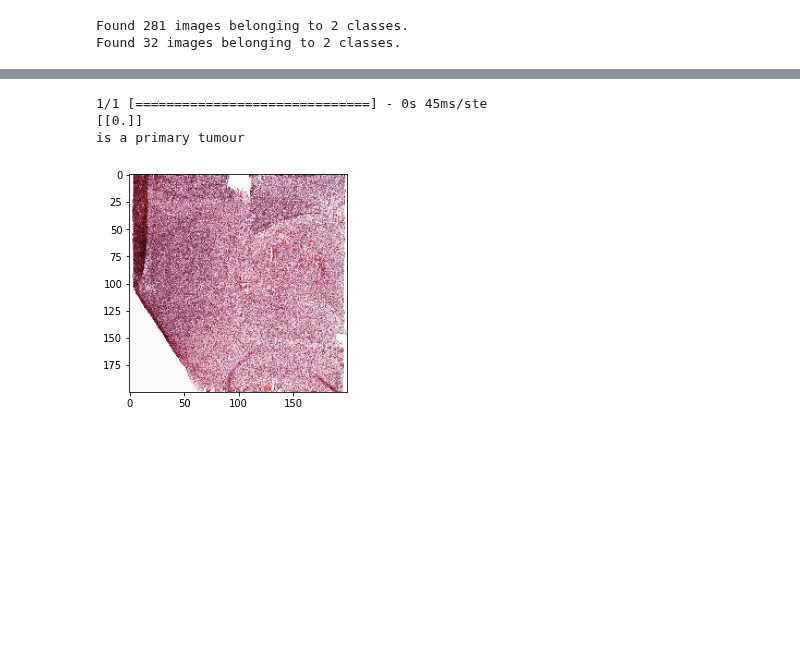
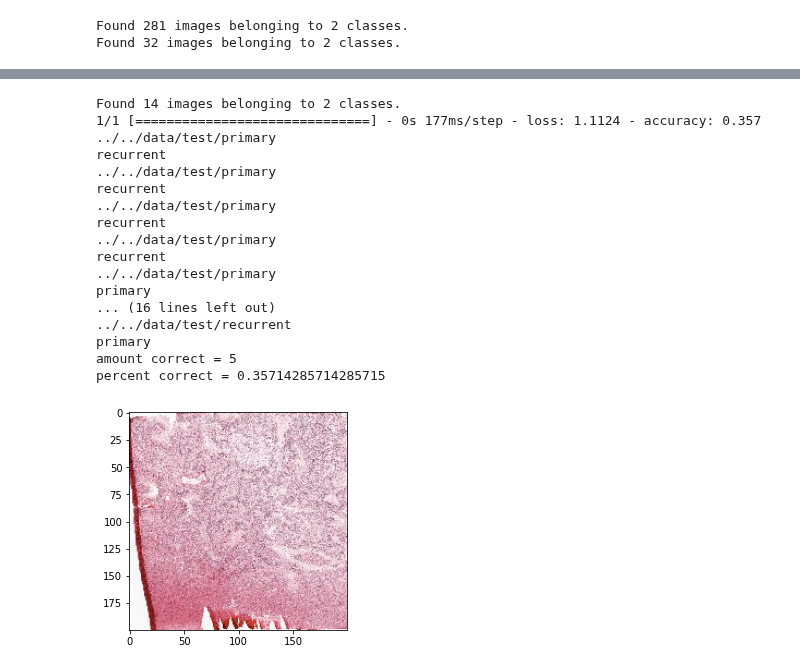
Before and after one commit to udiram/Glioblastoma_analysis, a Jupyter notebook: primary_recurrent_classifier/jup_nb/full_Connect_aug.ipynb, the cells around one changed output, grey strips where cells are left out. Cells and saved outputs as stored; diff of their text form; code cells hidden in the pictures; blank space fills up the shorter version.

```diff
--- a/primary_recurrent_classifier/jup_nb/full_Connect_aug.ipynb
+++ b/primary_recurrent_classifier/jup_nb/full_Connect_aug.ipynb
@@ -282,21 +282,58 @@ dict_keys(['loss', 'accuracy', 'val_loss', 'val_accuracy'])
 # %%
-from keras.preprocessing import image
+test_gen = train_datagen.flow_from_directory(
+        '../../data/test/',  # This is the source directory for training images
+        classes = ['primary', 'recurrent'],
+        target_size=(img_height, img_width),  # All images will be resized to 200x200
+        batch_size=64,
+        # Use binary labels
+        class_mode='binary')
+correct = 0
+model.evaluate(test_gen, batch_size=100)
+r_path = '../../data/test/'
+counter = 0
+for dir in os.listdir(r_path):
+    directory = r_path+dir
+    # print(directory)
+    for image in os.listdir(directory):
+        t_path = directory+ "/" + image
+        # print(t_path)
+        img = tf.keras.utils.load_img(t_path, target_size=(200, 200))
+        x = tf.keras.utils.img_to_array(img)
+        plt.imshow(x/255.)
+        x = np.expand_dims(x, axis=0)
+        images = np.vstack([x])
+        classes = model.predict(images, batch_size=10, verbose=4)
+        # print(classes)
+        counter += 1
+        if classes[0]<0.5:
+            answer = "primary"
 
+        else:
+            answer = "recurrent"
+        if dir == answer:
 
-path = '../../data/test/primary/primary18.jpg'
-img = tf.keras.utils.load_img(path, target_size=(200, 200))
-x = tf.keras.utils.img_to_array(img)
-plt.imshow(x/255.)
-x = np.expand_dims(x, axis=0)
-images = np.vstack([x])
-classes = model.predict(images, batch_size=10)
-print(classes)
-if classes[0]<0.5:
-    print("is a primary tumour ")
-else:
-    print("is a recurrent tumour")
+            correct += 1
+        print(directory)
+        print(answer)
+print("amount correct = {}".format(correct))
+percent = correct/counter
+print("percent correct = {}".format(percent))
 # %% [output]
-1/1 [==============================] - 0s 45ms/ste
-[[0.]]
-is a primary tumour
+Found 14 images belonging to 2 classes.
+1/1 [==============================] - 0s 177ms/step - loss: 1.1124 - accuracy: 0.357
+../../data/test/primary
+recurrent
+../../data/test/primary
+recurrent
+../../data/test/primary
+recurrent
+../../data/test/primary
+recurrent
+../../data/test/primary
+primary
+... (16 lines left out)
+../../data/test/recurrent
+primary
+amount correct = 5
+percent correct = 0.35714285714285715
-[figure, old version]
+[figure, new version]
```
Also changed, not shown: parts of 6 cells of this notebook, 14 other files.
